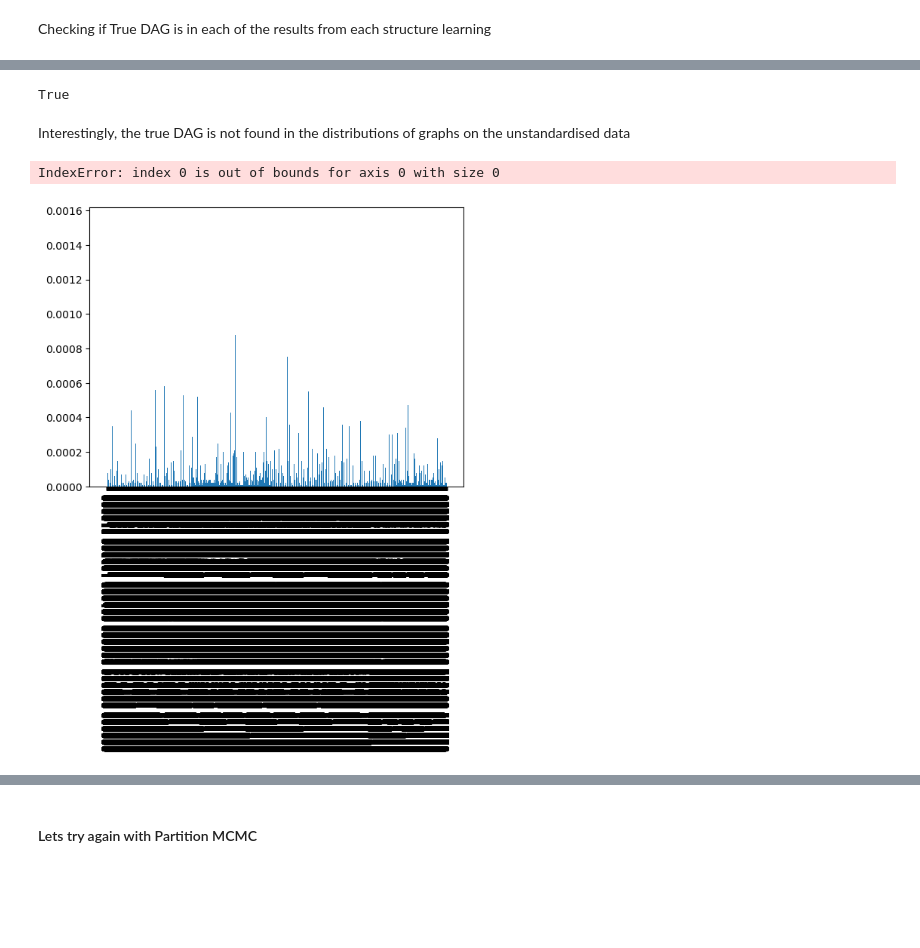
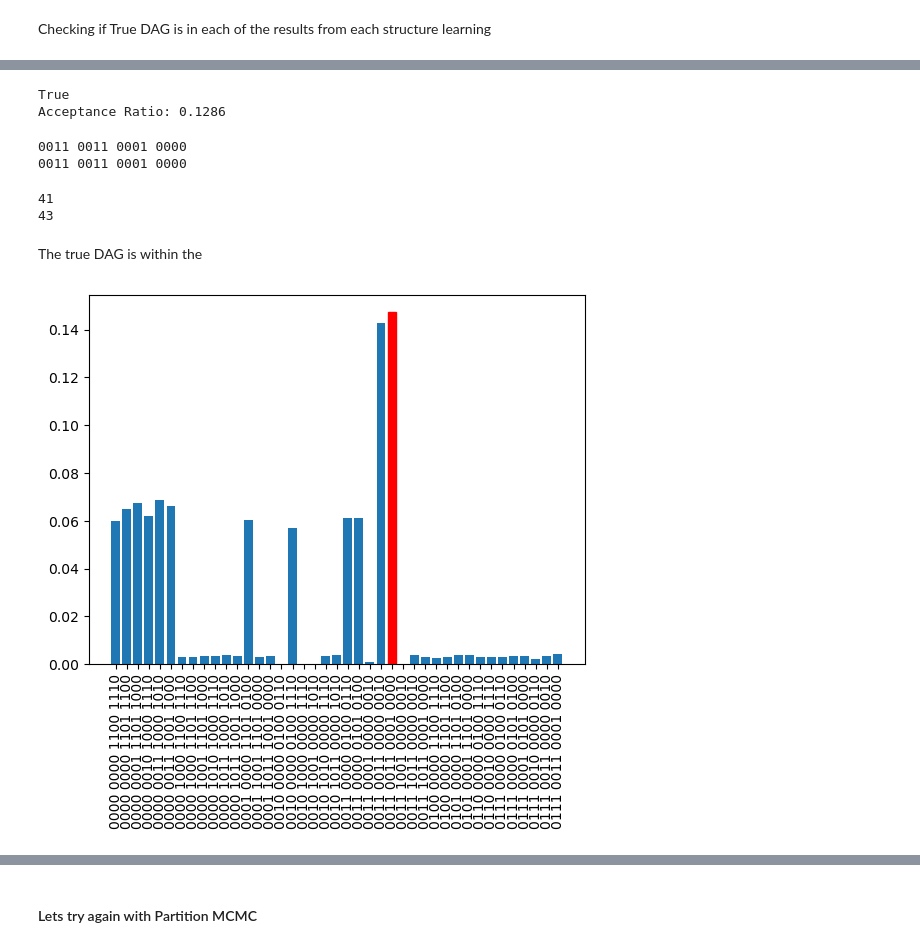
Before and after one commit to human-technology-institute/structure_learning, a Jupyter notebook: examples/standardised_data_test.ipynb, the cells around one changed output, grey strips where cells are left out. Cells and saved outputs as stored; diff of their text form; code cells hidden in the pictures; blank space fills up the shorter version.

```diff
--- a/examples/standardised_data_test.ipynb
+++ b/examples/standardised_data_test.ipynb
@@ -385,19 +351,32 @@ graphs_standardised = M_standardised.get_mcmc_res_graphs(mcmc_results_standardis
 key_standardised = generate_key_from_adj_matrix(synthetic_data_standardised.adj_mat.values)
 keys_standardised, counts_standardised = np.unique([generate_key_from_adj_matrix(g) for g in graphs_standardised], return_counts = True)
 print(key_standardised in keys_standardised)
+print('Acceptance Ratio:', acceptance_standardised)
 # %% [output]
 True
+Acceptance Ratio: 0.1286
-# %% [markdown]
-Interestingly, the true DAG is not found in the distributions of graphs on the unstandardised data
+# %%
+print(key_standardised)
+print(key)
+# %% [output]
+0011 0011 0001 0000
+0011 0011 0001 0000
+# %%
+print(len(keys))
+print(len(keys_standardised))
+# %% [output]
+41
+43
+# %% [markdown]
+The true DAG is within the
 # %%
 from matplotlib import pyplot as plt
 
 bars = plt.bar(range(len(keys)), counts/len(graphs))
 plt.xticks(range(len(keys)), keys, rotation=90)
-# bars[np.where(keys==key)[0][0]].set_color('red') # True DAG isnt even in the distribution...
+bars[np.where(keys==key)[0][0]].set_color('red')
 # %% [output]
-IndexError: index 0 is out of bounds for axis 0 with size 0
-[figure, old version]
+[figure, new version]
 # %%
 # Combine keys and counts into a list of tuples and sort by counts in descending order
 sorted_data = sorted(zip(keys, counts), key=lambda x: x[1], reverse=True)
```
Also changed, not shown: parts of 14 cells of this notebook.
